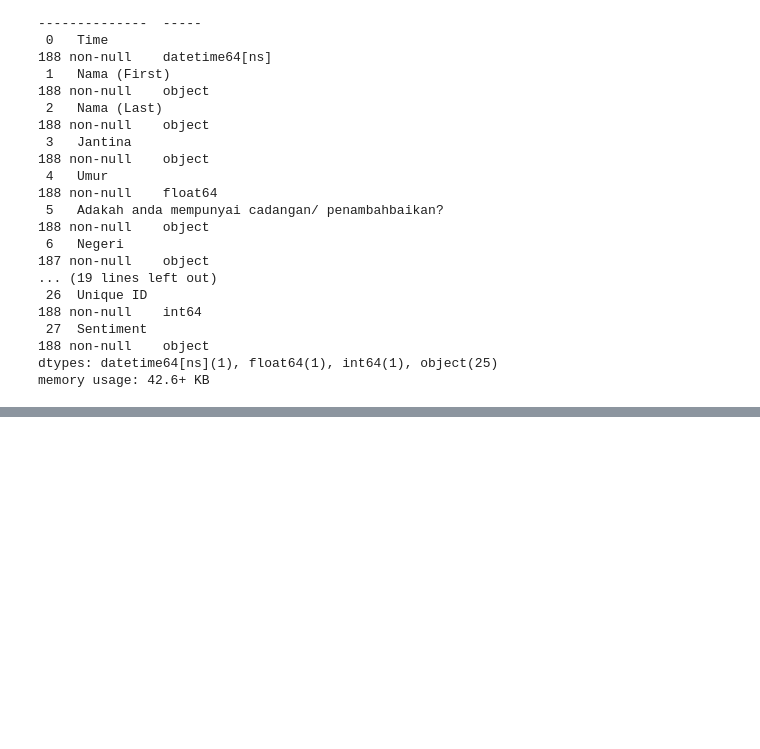
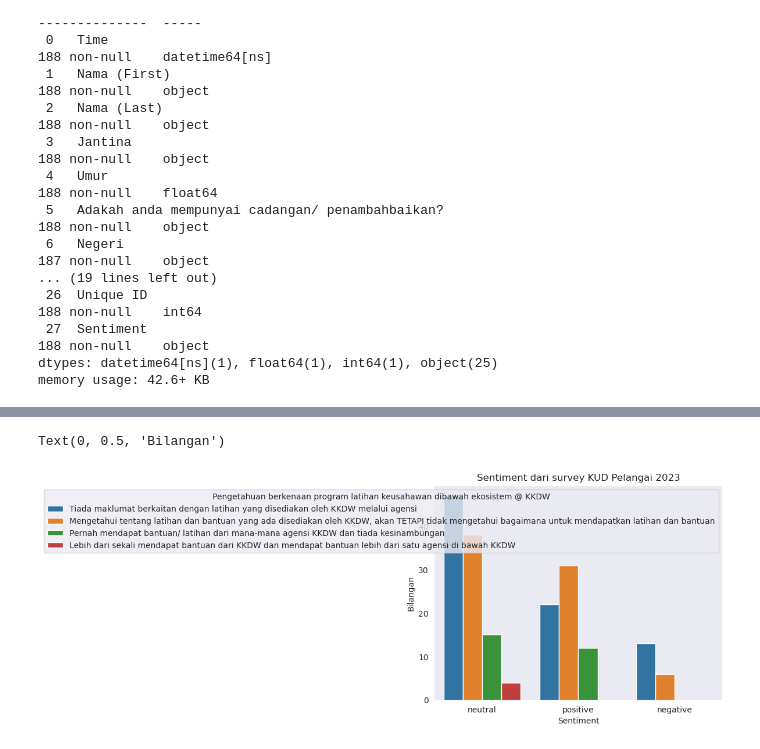
Before and after one commit to faizuddin/usahawan-dash, a Jupyter notebook: analysis.ipynb, the cells around one changed output, grey strips where cells are left out. Drawn from its saved outputs; the diff is of its cells as text; code cells hidden in the pictures; blank space fills up the shorter version.

```diff
--- a/analysis.ipynb
+++ b/analysis.ipynb
@@ -683,0 +690,6 @@ AttributeError: 'list' object has no attribute 'containers'
+# %%
+ax = sns.countplot(x="Sentiment", hue="Pengetahuan berkenaan program latihan keusahawan dibawah ekosistem @ KKDW", data=dff_pel).set(title="Sentiment dari survey KUD Pelangai 2023")
+plt.ylabel("Bilangan")
+# %% [output]
+Text(0, 0.5, 'Bilangan')
+[figure, added]
```
Also changed, not shown: parts of 2 cells of this notebook.
